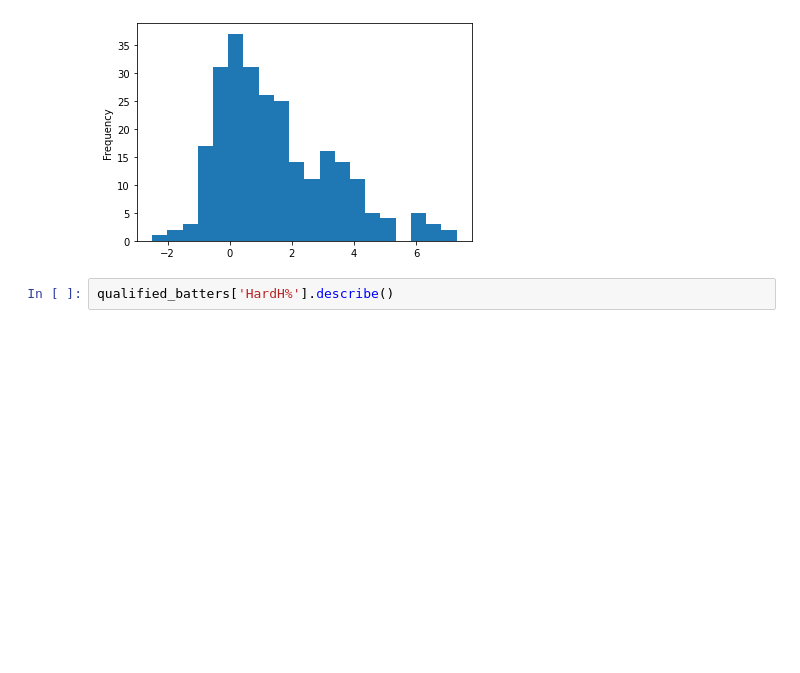
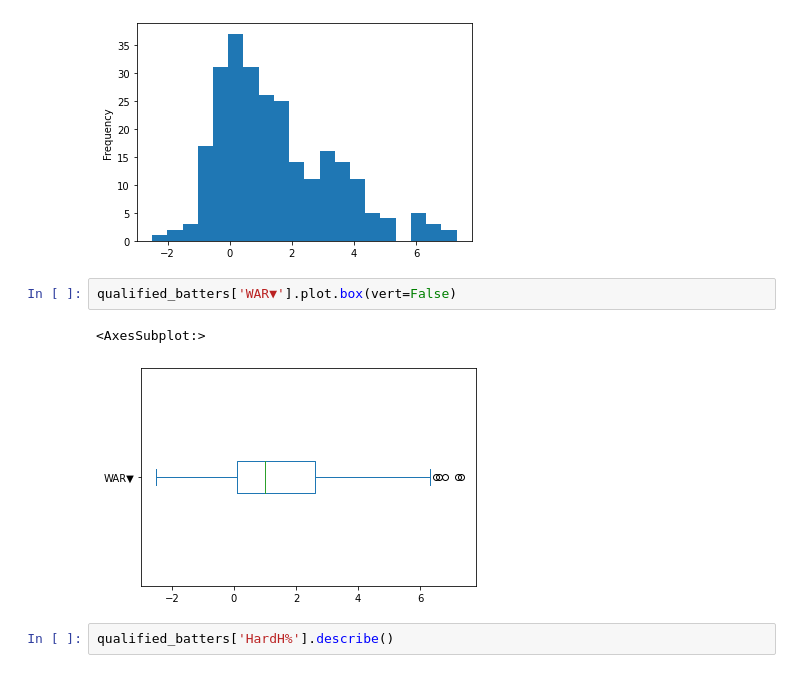
Before and after one commit to nrossidb/MLB-hard-hits-to-player-value, a Jupyter notebook: code_and_data/01_cleaning_and_eda.ipynb, the cells around one changed output. Cells and saved outputs as stored; diff of their text form; blank space fills up the shorter version.

```diff
--- a/code_and_data/01_cleaning_and_eda.ipynb
+++ b/code_and_data/01_cleaning_and_eda.ipynb
@@ -241,6 +276,11 @@ qualified_batters['WAR▼'].plot.hist(bins=20)
 # %% [output]
 <AxesSubplot:ylabel='Frequency'>
 [figure]
+# %%
+qualified_batters['WAR▼'].plot.box(vert=False)
+# %% [output]
+<AxesSubplot:>
+[figure, added]
 # %%
 qualified_batters['HardH%'].describe()
 # %% [output]
```
Also changed, not shown: parts of 11 cells of this notebook, 1 other file.
